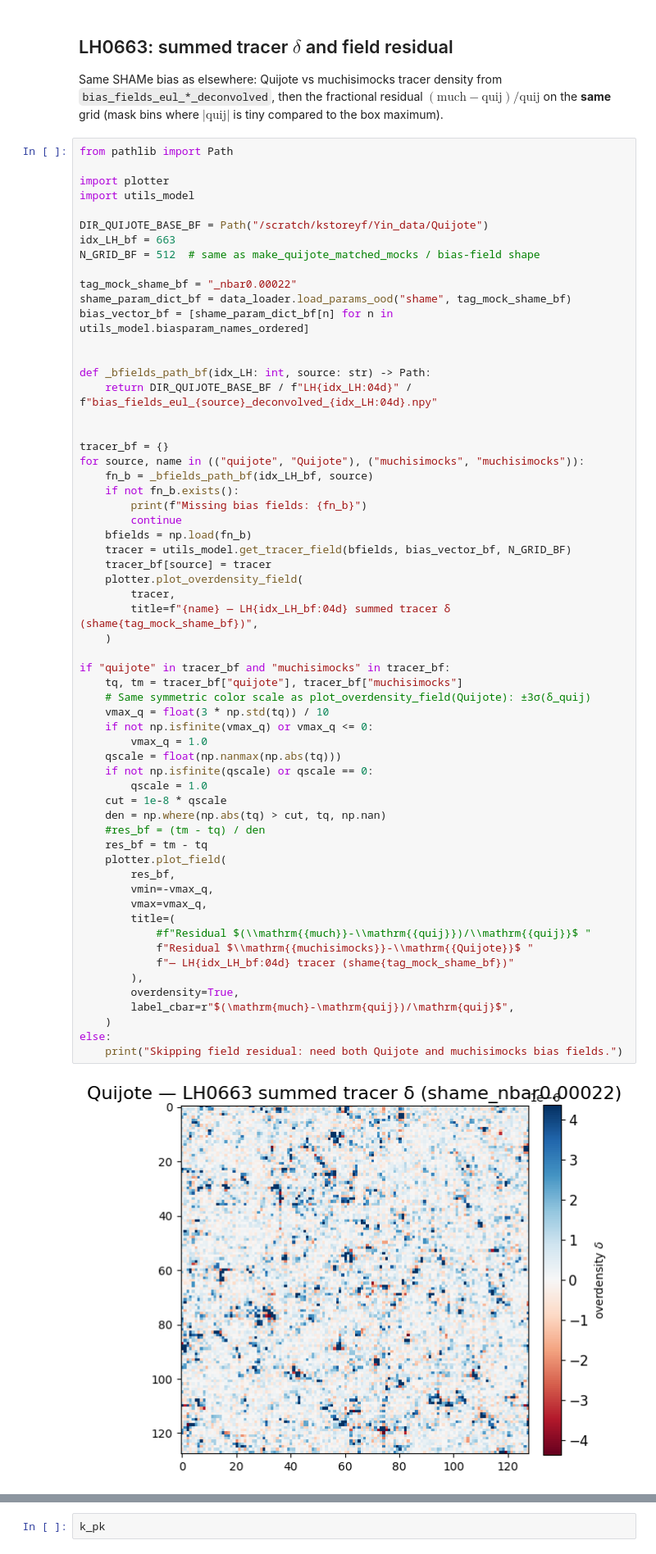
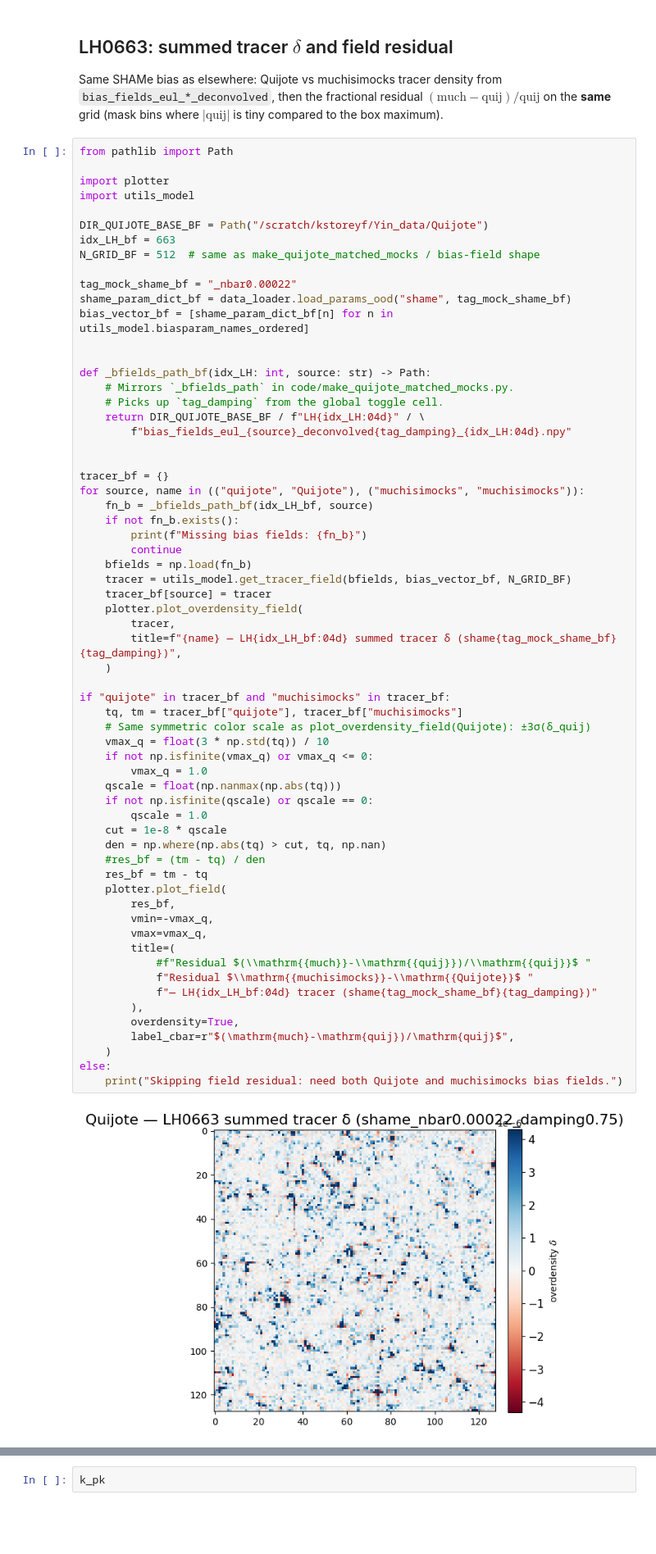
Before and after one commit to kstoreyf/muchisimocks, a Jupyter notebook: notebooks/2026-05-08_muchisimocks_vs_quijote_statistics.ipynb, the cells around one changed output, grey strips where cells are left out. Shown at 82% size. Cells and saved outputs as stored; diff of their text form; blank space fills up the shorter version.

```diff
--- a/notebooks/2026-05-08_muchisimocks_vs_quijote_statistics.ipynb
+++ b/notebooks/2026-05-08_muchisimocks_vs_quijote_statistics.ipynb
@@ -53,7 +62,10 @@ bias_vector_bf = [shame_param_dict_bf[n] for n in utils_model.biasparam_names_or
 
 
 def _bfields_path_bf(idx_LH: int, source: str) -> Path:
-    return DIR_QUIJOTE_BASE_BF / f"LH{idx_LH:04d}" / f"bias_fields_eul_{source}_deconvolved_{idx_LH:04d}.npy"
+    # Mirrors `_bfields_path` in code/make_quijote_matched_mocks.py.
+    # Picks up `tag_damping` from the global toggle cell.
+    return DIR_QUIJOTE_BASE_BF / f"LH{idx_LH:04d}" / \
+        f"bias_fields_eul_{source}_deconvolved{tag_damping}_{idx_LH:04d}.npy"
 
 
 tracer_bf = {}
@@ -67,35 +79,35 @@ for source, name in (("quijote", "Quijote"), ("muchisimocks", "muchisimocks")):
     tracer_bf[source] = tracer
     plotter.plot_overdensity_field(
         tracer,
-        title=f"{name} — LH{idx_LH_bf:04d} summed tracer δ (shame{tag_mock_shame_bf})",
+        title=f"{name} — LH{idx_LH_bf:04d} summed tracer δ (shame{tag_mock_shame_bf}{tag_damping})",
     )
 
 if "quijote" in tracer_bf and "muchisimocks" in tracer_bf:
     tq, tm = tracer_bf["quijote"], tracer_bf["muchisimocks"]
     # Same symmetric color scale as plot_overdensity_field(Quijote): ±3σ(δ_quij)
     vmax_q = float(3 * np.std(tq)) / 10
     if not np.isfinite(vmax_q) or vmax_q <= 0:
         vmax_q = 1.0
     qscale = float(np.nanmax(np.abs(tq)))
     if not np.isfinite(qscale) or qscale == 0:
         qscale = 1.0
     cut = 1e-8 * qscale
     den = np.where(np.abs(tq) > cut, tq, np.nan)
     #res_bf = (tm - tq) / den
     res_bf = tm - tq
     plotter.plot_field(
         res_bf,
         vmin=-vmax_q,
         vmax=vmax_q,
         title=(
             #f"Residual $(\\mathrm{{much}}-\\mathrm{{quij}})/\\mathrm{{quij}}$ "
             f"Residual $\\mathrm{{muchisimocks}}-\\mathrm{{Quijote}}$ "
-            f"— LH{idx_LH_bf:04d} tracer (shame{tag_mock_shame_bf})"
+            f"— LH{idx_LH_bf:04d} tracer (shame{tag_mock_shame_bf}{tag_damping})"
         ),
         overdensity=True,
         label_cbar=r"$(\mathrm{much}-\mathrm{quij})/\mathrm{quij}$",
     )
 else:
     print("Skipping field residual: need both Quijote and muchisimocks bias fields.")
 # %% [output]
-[figure, old version]
+[figure, new version]
```
Also changed, not shown: parts of 10 cells of this notebook, 8 other files.
